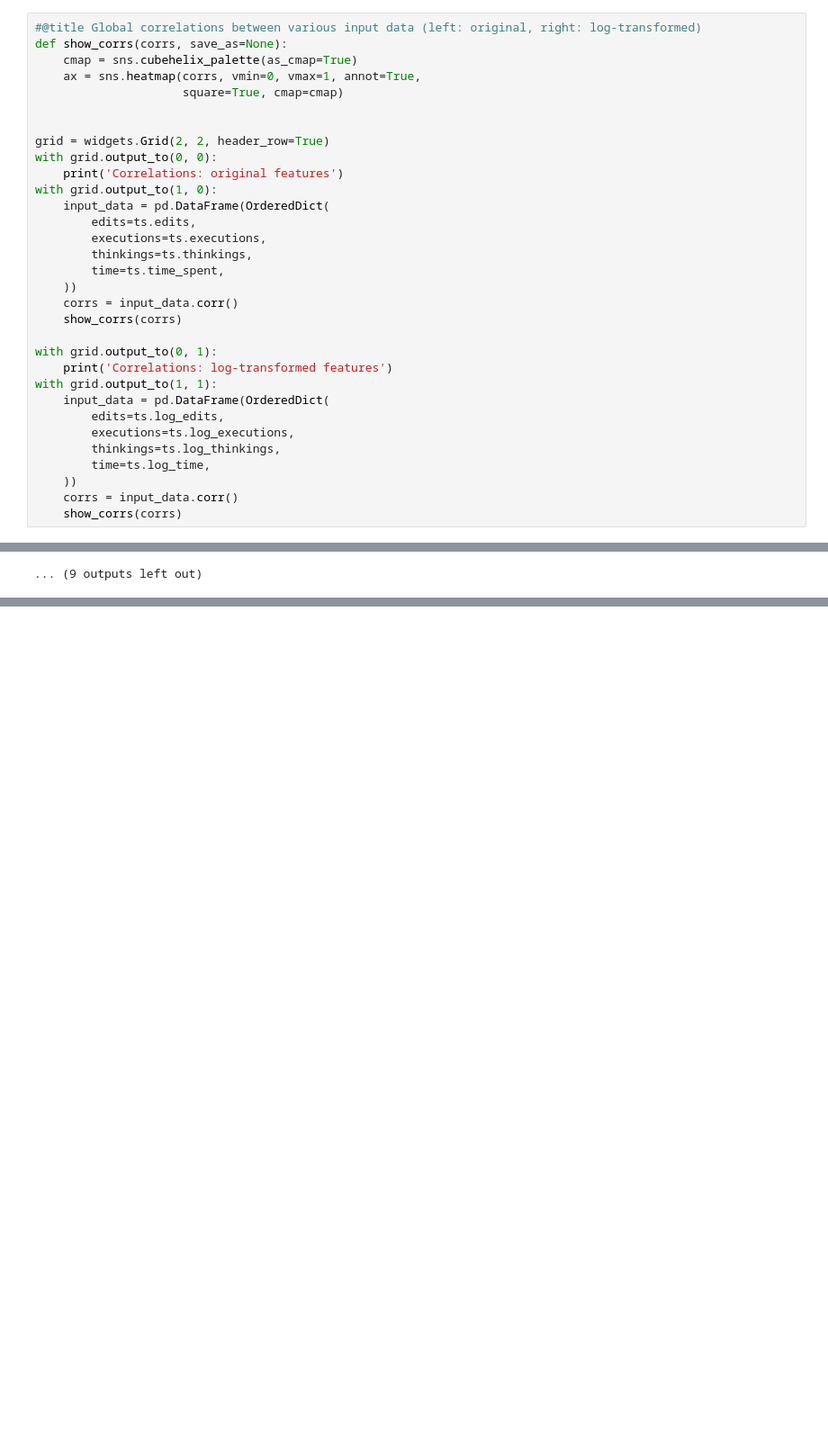
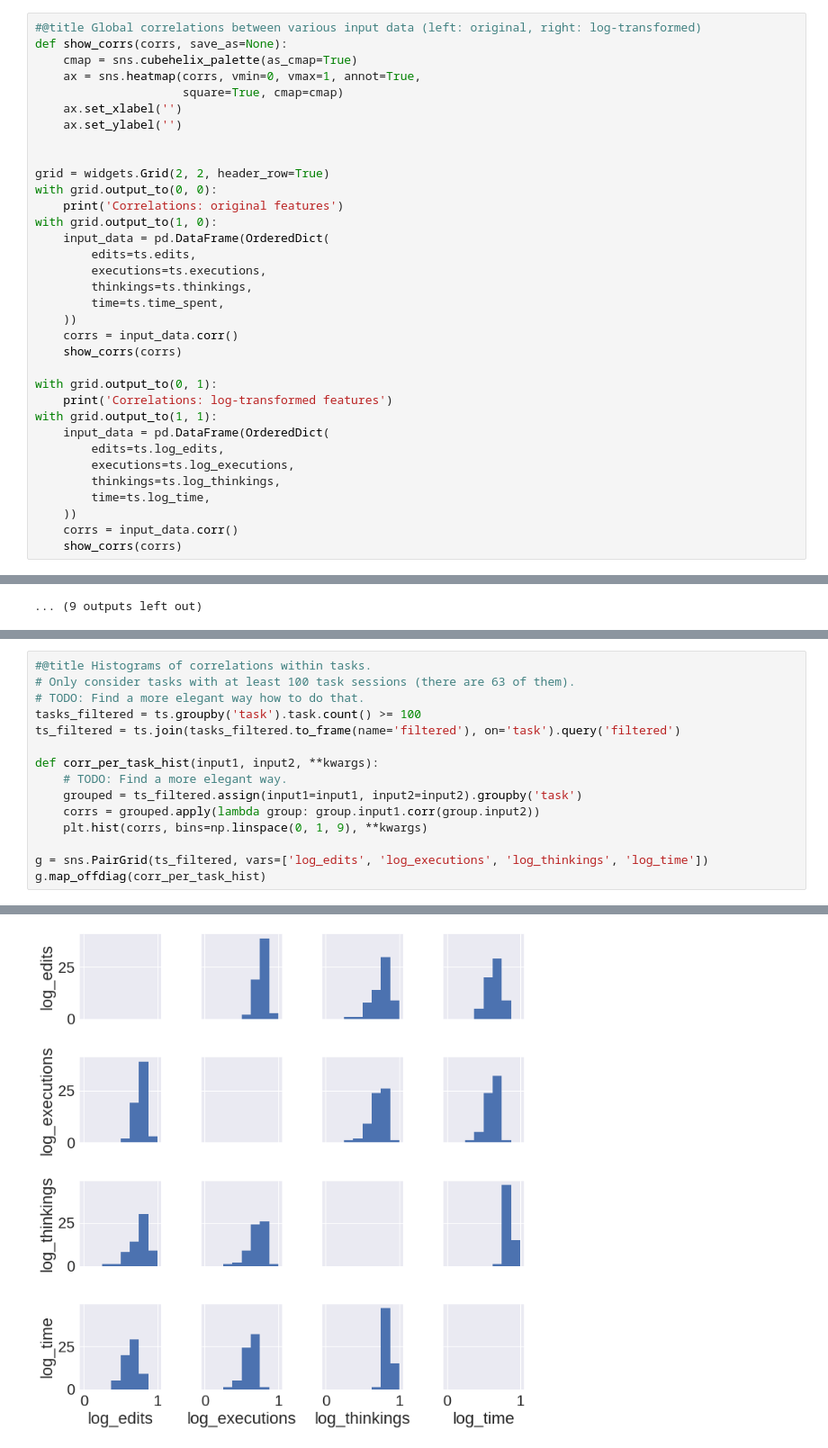
Before and after one commit to adaptive-learning/adaptive-learning-research, a Jupyter notebook: analysis/performance/input_data_correlation.ipynb, the cells around one changed output, grey strips where cells are left out. Shown: that part at 90% size. Drawn from its saved outputs; the diff is of its cells as text; blank space fills up the shorter version.

```diff
--- a/analysis/performance/input_data_correlation.ipynb
+++ b/analysis/performance/input_data_correlation.ipynb
@@ -159,6 +183,8 @@ def show_corrs(corrs, save_as=None):
     cmap = sns.cubehelix_palette(as_cmap=True)
     ax = sns.heatmap(corrs, vmin=0, vmax=1, annot=True,
                      square=True, cmap=cmap)
+    ax.set_xlabel('')
+    ax.set_ylabel('')
 
 
 grid = widgets.Grid(2, 2, header_row=True)
@@ -220,0 +248,16 @@ TODO (use day+time as a super-crude proxy for students?)
+# %%
+#@title Histograms of correlations within tasks.
+# Only consider tasks with at least 100 task sessions (there are 63 of them).
+# TODO: Find a more elegant way how to do that.
+tasks_filtered = ts.groupby('task').task.count() >= 100
+ts_filtered = ts.join(tasks_filtered.to_frame(name='filtered'), on='task').query('filtered')
+
+def corr_per_task_hist(input1, input2, **kwargs):
+    # TODO: Find a more elegant way.
+    grouped = ts_filtered.assign(input1=input1, input2=input2).groupby('task')
+    corrs = grouped.apply(lambda group: group.input1.corr(group.input2))
+    plt.hist(corrs, bins=np.linspace(0, 1, 9), **kwargs)
+
+g = sns.PairGrid(ts_filtered, vars=['log_edits', 'log_executions', 'log_thinkings', 'log_time'])
+g.map_offdiag(corr_per_task_hist)
+# %% [output]
@@ -220,0 +265 @@ TODO (use day+time as a super-crude proxy for students?)
+[figure, added]
```
Also changed, not shown: parts of 28 cells of this notebook.
